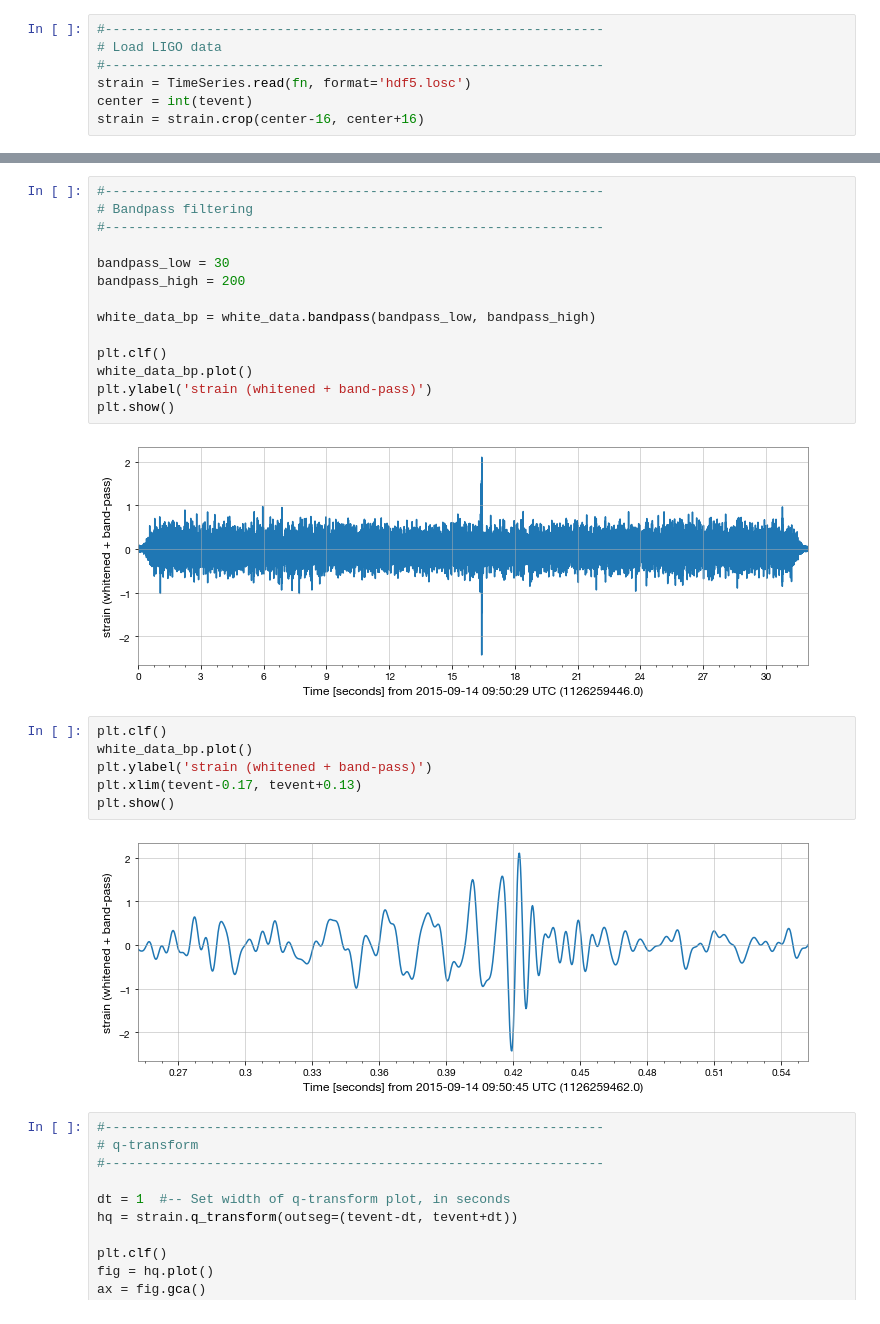
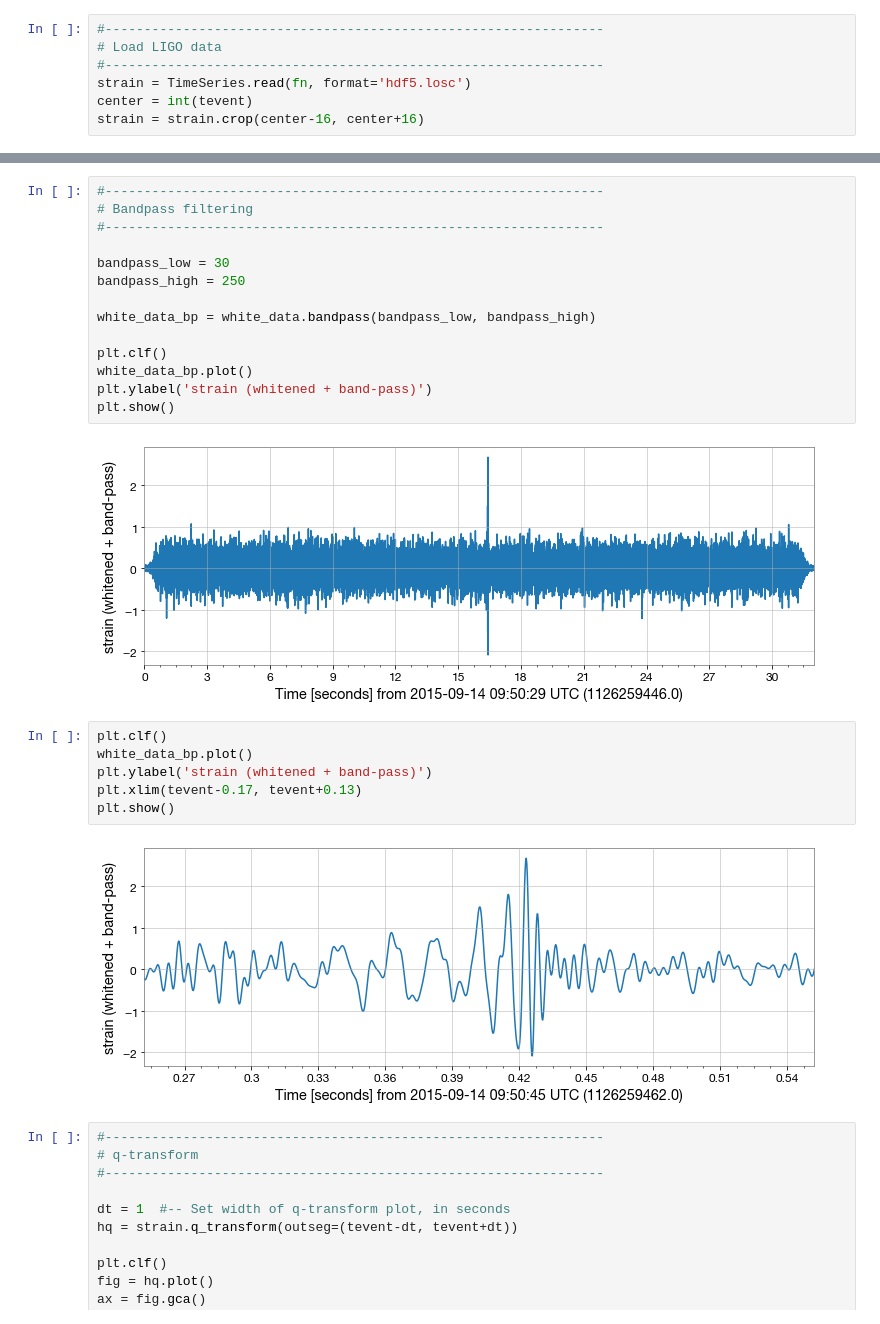
Before and after one commit to reionize/jlab, a Jupyter notebook: ligo/tutorial.ipynb, the cells around one changed output, grey strips where cells are left out. Drawn from its saved outputs; the diff is of its cells as text.

```diff
--- a/ligo/tutorial.ipynb
+++ b/ligo/tutorial.ipynb
@@ -67,19 +67,19 @@ plt.show()
 # %%
 #----------------------------------------------------------------
 # Bandpass filtering
 #----------------------------------------------------------------
 
 bandpass_low = 30
-bandpass_high = 200
+bandpass_high = 250
 
 white_data_bp = white_data.bandpass(bandpass_low, bandpass_high)
 
 plt.clf()
 white_data_bp.plot()
 plt.ylabel('strain (whitened + band-pass)')
 plt.show()
 # %% [output]
-[figure, old version]
+[figure, new version]
 # %%
 plt.clf()
 white_data_bp.plot()
@@ -87,7 +87,7 @@ plt.ylabel('strain (whitened + band-pass)')
 plt.xlim(tevent-0.17, tevent+0.13)
 plt.show()
 # %% [output]
-[figure, old version]
+[figure, new version]
 # %%
 #----------------------------------------------------------------
 # q-transform
```
Also changed, not shown: parts of 9 cells of this notebook.
